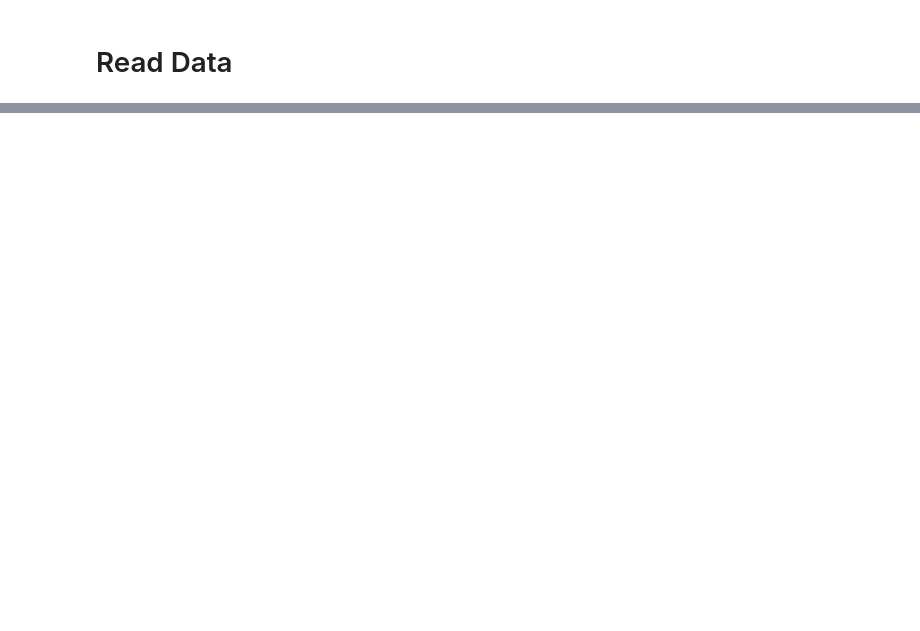
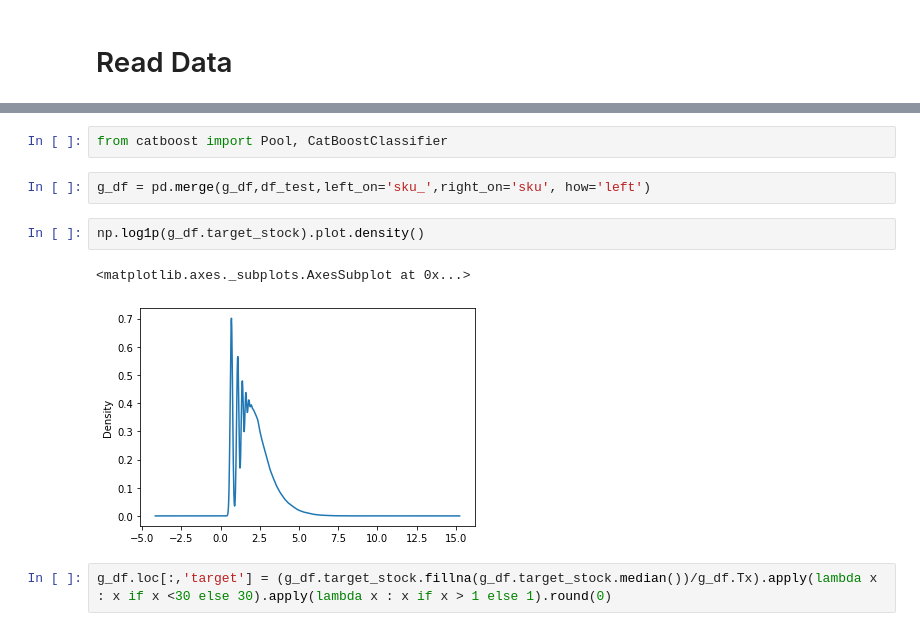
Before and after one commit to brunotagoncalves/MeLi_2021_demand_prediction, a Jupyter notebook: meli_EDA_1st_sub.ipynb, the cells around one changed output, grey strips where cells are left out. Cells and saved outputs as stored; diff of their text form; blank space fills up the shorter version.

```diff
--- a/meli_EDA_1st_sub.ipynb
+++ b/meli_EDA_1st_sub.ipynb
@@ -27,0 +189,11 @@ sample_submission.c 100%[===================>]  18.86M  14.7MB/s    in 1.3s
+# %%
+from catboost import Pool, CatBoostClassifier
+# %%
+g_df = pd.merge(g_df,df_test,left_on='sku_',right_on='sku', how='left')
+# %%
+np.log1p(g_df.target_stock).plot.density()
+# %% [output]
+<matplotlib.axes._subplots.AxesSubplot at 0x...>
+[figure, added]
+# %%
+g_df.loc[:,'target'] = (g_df.target_stock.fillna(g_df.target_stock.median())/g_df.Tx).apply(lambda x : x if x <30 else 30).apply(lambda x : x if x > 1 else 1).round(0)
```
Also changed, not shown: parts of 29 cells of this notebook.
